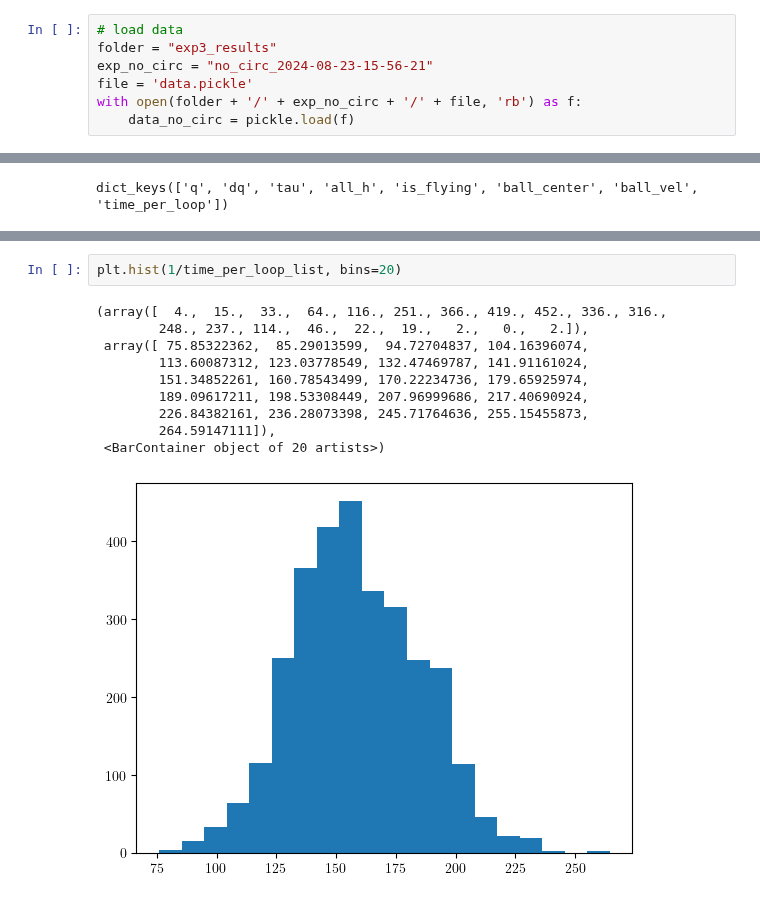
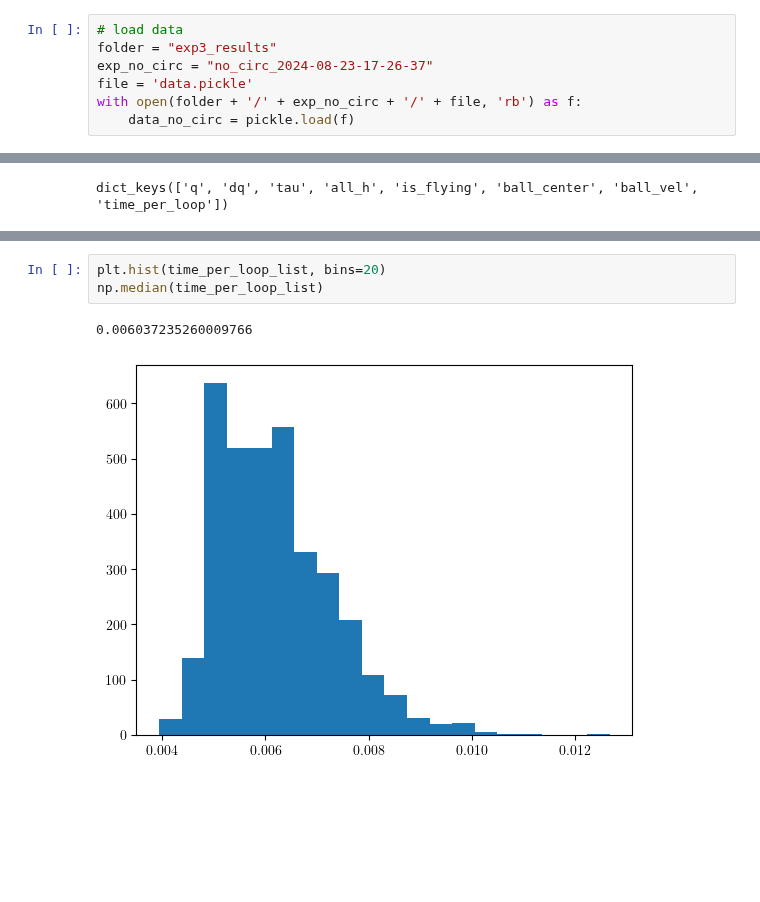
Before and after one commit to shiqingw/HOCBF-FR3-Experiments, a Jupyter notebook: exp3_visualization.ipynb, the cells around one changed output, grey strips where cells are left out. Saved outputs shown, nothing was run; the diff lists cells and outputs as text; blank space fills up the shorter version.

```diff
--- a/exp3_visualization.ipynb
+++ b/exp3_visualization.ipynb
@@ -10,7 +10,7 @@ plt.rcParams.update({'pdf.fonttype': 42})
 # %%
 # load data
 folder = "exp3_results"
-exp_no_circ = "no_circ_2024-08-23-15-56-21"
+exp_no_circ = "no_circ_2024-08-23-17-26-37"
 file = 'data.pickle'
 with open(folder + '/' + exp_no_circ + '/' + file, 'rb') as f:
     data_no_circ = pickle.load(f)
@@ -156,15 +156,8 @@ print(1/np.mean(time_per_loop_list))
 # %%
-plt.hist(1/time_per_loop_list, bins=20)
+plt.hist(time_per_loop_list, bins=20)
+np.median(time_per_loop_list)
 # %% [output]
-(array([  4.,  15.,  33.,  64., 116., 251., 366., 419., 452., 336., 316.,
-        248., 237., 114.,  46.,  22.,  19.,   2.,   0.,   2.]),
- array([ 75.85322362,  85.29013599,  94.72704837, 104.16396074,
-        113.60087312, 123.03778549, 132.47469787, 141.91161024,
-        151.34852261, 160.78543499, 170.22234736, 179.65925974,
-        189.09617211, 198.53308449, 207.96999686, 217.40690924,
-        226.84382161, 236.28073398, 245.71764636, 255.15455873,
-        264.59147111]),
- <BarContainer object of 20 artists>)
+0.006037235260009766
-[figure, old version]
+[figure, new version]
 # %%
 ball_center = np.array(data_no_circ['ball_center'])
```
Also changed, not shown: parts of 15 cells of this notebook, 16 other files.
